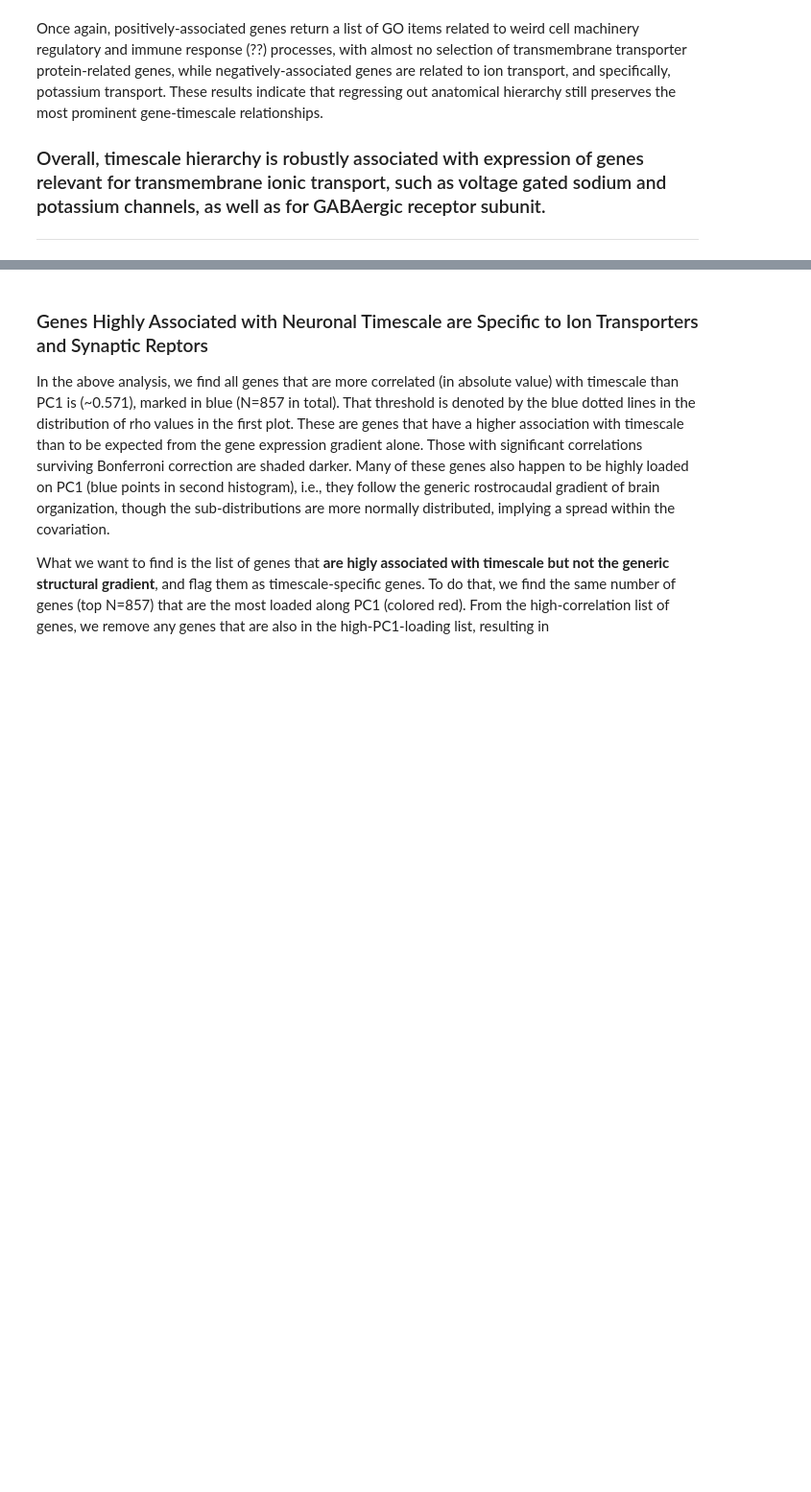
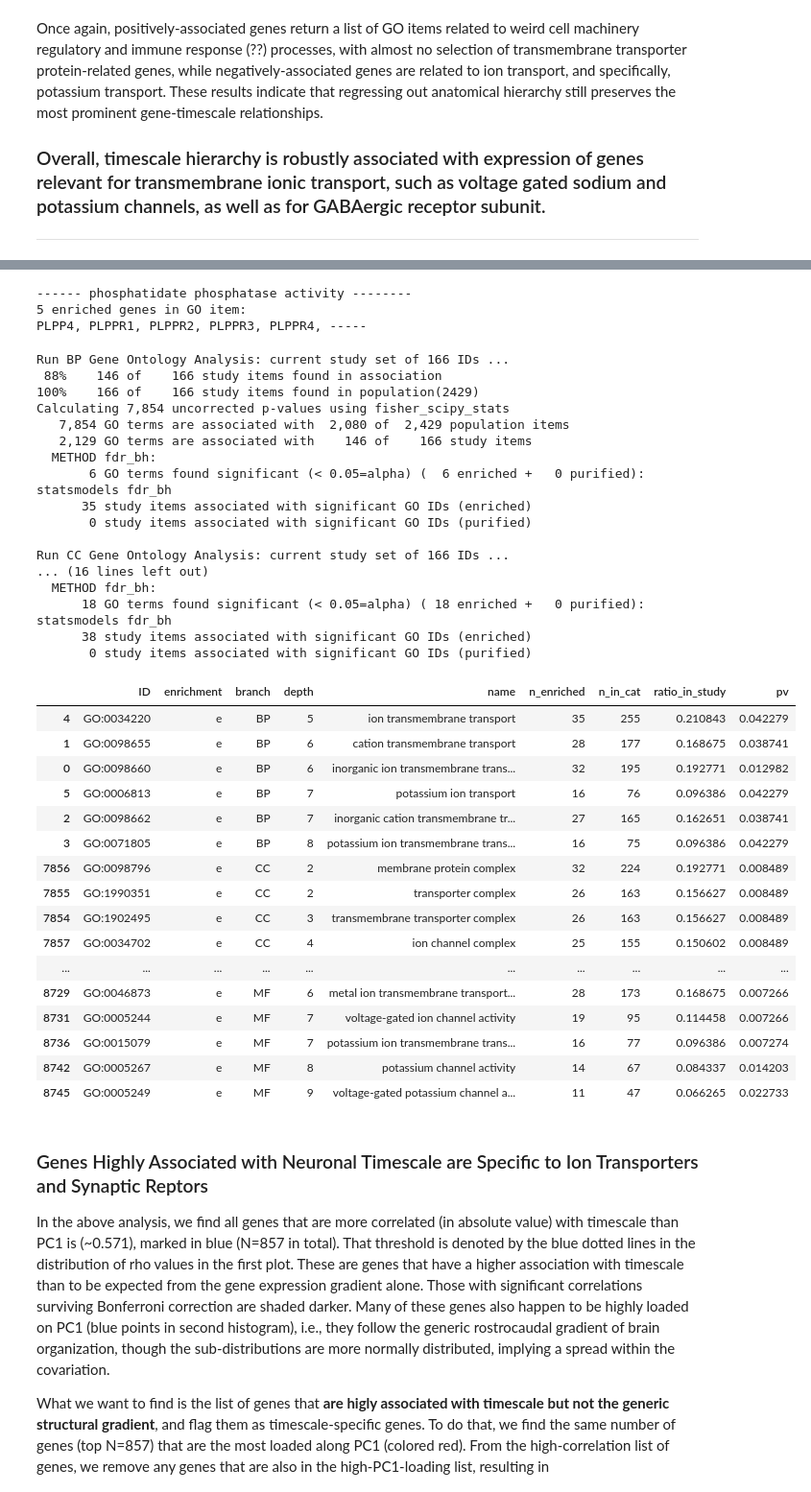
Before and after one commit to rdgao/field-echos, a Jupyter notebook: notebooks/3_viz_human_structural.ipynb, the cells around one changed output, grey strips where cells are left out. Shown at 96% size. Cells and saved outputs as stored; diff of their text form; code cells hidden in the pictures; blank space fills up the shorter version.

```diff
--- a/notebooks/3_viz_human_structural.ipynb
+++ b/notebooks/3_viz_human_structural.ipynb
@@ -1137,0 +1261,3 @@ Once again, positively-associated genes return a list of GO items related to wei
+# %%
+_, df_goea_brain_sig_rmvt1t2_pos, goea_brain_results_sig_rmvt1t2_pos, _ = echo_utils.run_goea(df_pls_rmvt1t2.loc[brain_gene_ids[:,1]], symbol2id_dict_brain, goea_obj_brain, posneg='pos')
+df_goea_brain_sig_rmvt1t2_pos
@@ -1138,3 +1284,47 @@ Once again, positively-associated genes return a list of GO items related to wei
+# %%
+echo_utils.print_go_genes(goea_brain_results_sig_rmvt1t2_pos[0], id2symbol_dict)
+# %% [output]
+------ phosphatidate phosphatase activity --------
+5 enriched genes in GO item:
+PLPP4, PLPPR1, PLPPR2, PLPPR3, PLPPR4, -----
+# %%
+_, df_goea_brain_sig_rmvt1t2_neg, _, _ = echo_utils.run_goea(df_pls_rmvt1t2.loc[brain_gene_ids[:,1]], symbol2id_dict_brain, goea_obj_brain, posneg='neg')
+df_goea_brain_sig_rmvt1t2_neg.sort_values(['branch', 'depth', 'ID'])
+# %% [output]
+Run BP Gene Ontology Analysis: current study set of 166 IDs ...
+ 88%    146 of    166 study items found in association
+100%    166 of    166 study items found in population(2429)
+Calculating 7,854 uncorrected p-values using fisher_scipy_stats
+   7,854 GO terms are associated with  2,080 of  2,429 population items
+   2,129 GO terms are associated with    146 of    166 study items
+  METHOD fdr_bh:
+       6 GO terms found significant (< 0.05=alpha) (  6 enriched +   0 purified): statsmodels fdr_bh
+      35 study items associated with significant GO IDs (enriched)
+       0 study items associated with significant GO IDs (purified)
+
+Run CC Gene Ontology Analysis: current study set of 166 IDs ...
+... (16 lines left out)
+  METHOD fdr_bh:
+      18 GO terms found significant (< 0.05=alpha) ( 18 enriched +   0 purified): statsmodels fdr_bh
+      38 study items associated with significant GO IDs (enriched)
+       0 study items associated with significant GO IDs (purified)
+|  | ID | enrichment | branch | depth | name | n_enriched | n_in_cat | ratio_in_study | pv |
+| 4 | GO:0034220 | e | BP | 5 | ion transmembrane transport | 35 | 255 | 0.210843 | 0.042279 |
+| 1 | GO:0098655 | e | BP | 6 | cation transmembrane transport | 28 | 177 | 0.168675 | 0.038741 |
+| 0 | GO:0098660 | e | BP | 6 | inorganic ion transmembrane trans... | 32 | 195 | 0.192771 | 0.012982 |
+| 5 | GO:0006813 | e | BP | 7 | potassium ion transport | 16 | 76 | 0.096386 | 0.042279 |
+| 2 | GO:0098662 | e | BP | 7 | inorganic cation transmembrane tr... | 27 | 165 | 0.162651 | 0.038741 |
+| 3 | GO:0071805 | e | BP | 8 | potassium ion transmembrane trans... | 16 | 75 | 0.096386 | 0.042279 |
+| 7856 | GO:0098796 | e | CC | 2 | membrane protein complex | 32 | 224 | 0.192771 | 0.008489 |
+| 7855 | GO:1990351 | e | CC | 2 | transporter complex | 26 | 163 | 0.156627 | 0.008489 |
+| 7854 | GO:1902495 | e | CC | 3 | transmembrane transporter complex | 26 | 163 | 0.156627 | 0.008489 |
+| 7857 | GO:0034702 | e | CC | 4 | ion channel complex | 25 | 155 | 0.150602 | 0.008489 |
+| ... | ... | ... | ... | ... | ... | ... | ... | ... | ... |
+| 8729 | GO:0046873 | e | MF | 6 | metal ion transmembrane transport... | 28 | 173 | 0.168675 | 0.007266 |
+| 8731 | GO:0005244 | e | MF | 7 | voltage-gated ion channel activity | 19 | 95 | 0.114458 | 0.007266 |
+| 8736 | GO:0015079 | e | MF | 7 | potassium ion transmembrane trans... | 16 | 77 | 0.096386 | 0.007274 |
+| 8742 | GO:0005267 | e | MF | 8 | potassium channel activity | 14 | 67 | 0.084337 | 0.014203 |
+| 8745 | GO:0005249 | e | MF | 9 | voltage-gated potassium channel a... | 11 | 47 | 0.066265 | 0.022733 |
 # %%
 # # compute correlation of timescale with individual genes
 # df_tau_corr_all = pd.DataFrame(index=df_struct.columns[1:], columns=['rho', 'pv'])
```
Also changed, not shown: parts of 16 cells of this notebook, 40 other files.
